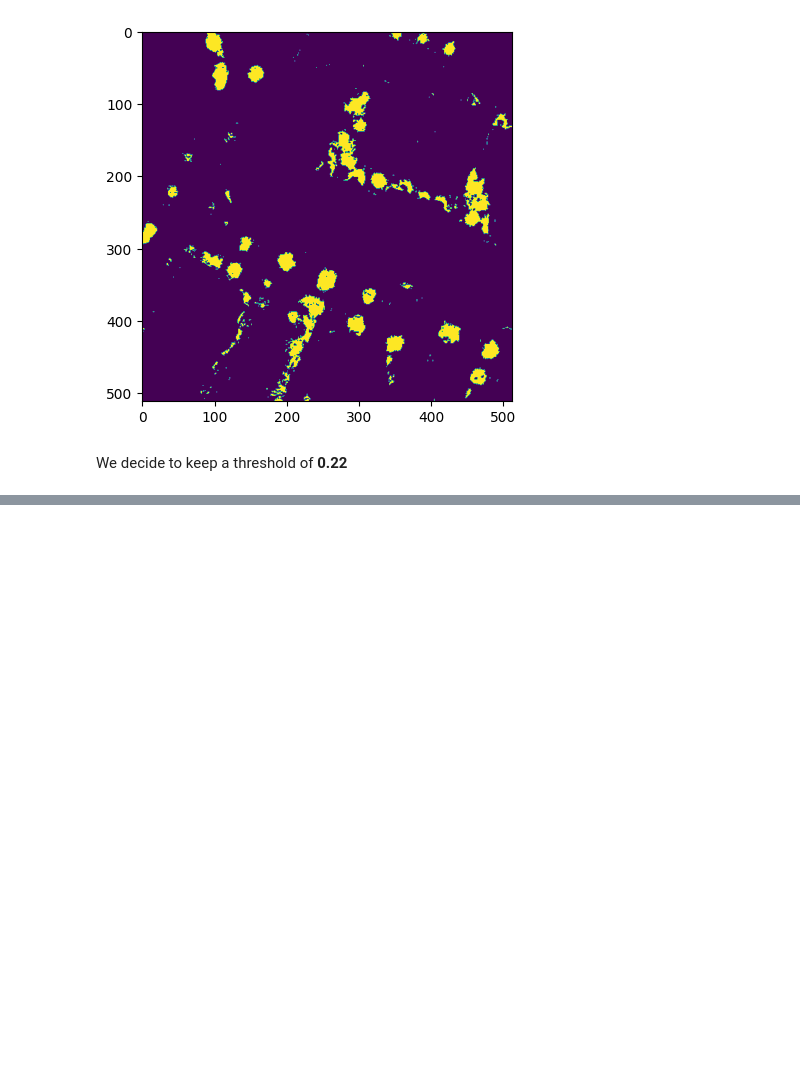
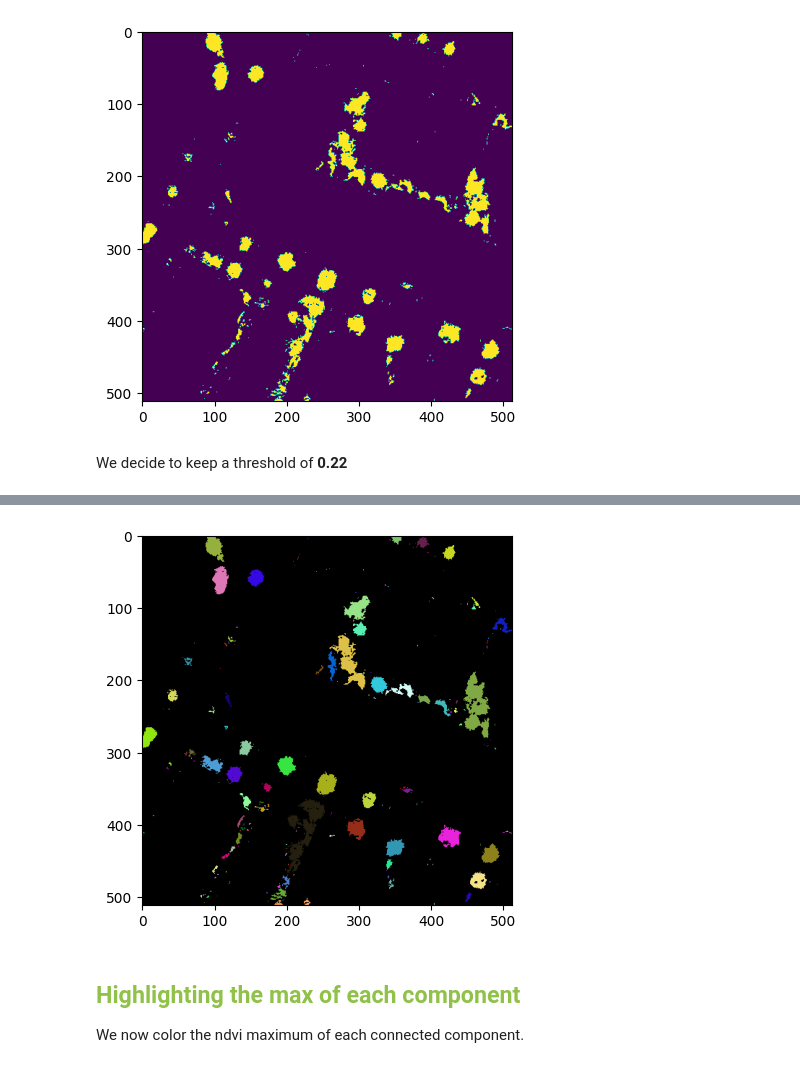
Before and after one commit to theo240801/inf573vegetalisation, a Jupyter notebook: compter/ndvi.ipynb, the cells around one changed output, grey strips where cells are left out. Saved outputs shown, nothing was run; the diff lists cells and outputs as text; code cells hidden in the pictures; blank space fills up the shorter version.

```diff
--- a/compter/ndvi.ipynb
+++ b/compter/ndvi.ipynb
@@ -310,0 +84,8 @@ plt.show()
+# %%
+binary_image = binary_map(image)
+display_colorized_connected_components(binary_image)
+# %% [output]
+[figure, added]
+# %% [markdown]
+## <font color='#90c149'>Highlighting the max of each component</font>
+We now color the ndvi maximum of each connected component.
```
Also changed, not shown: parts of 9 cells of this notebook, 2 other files.
